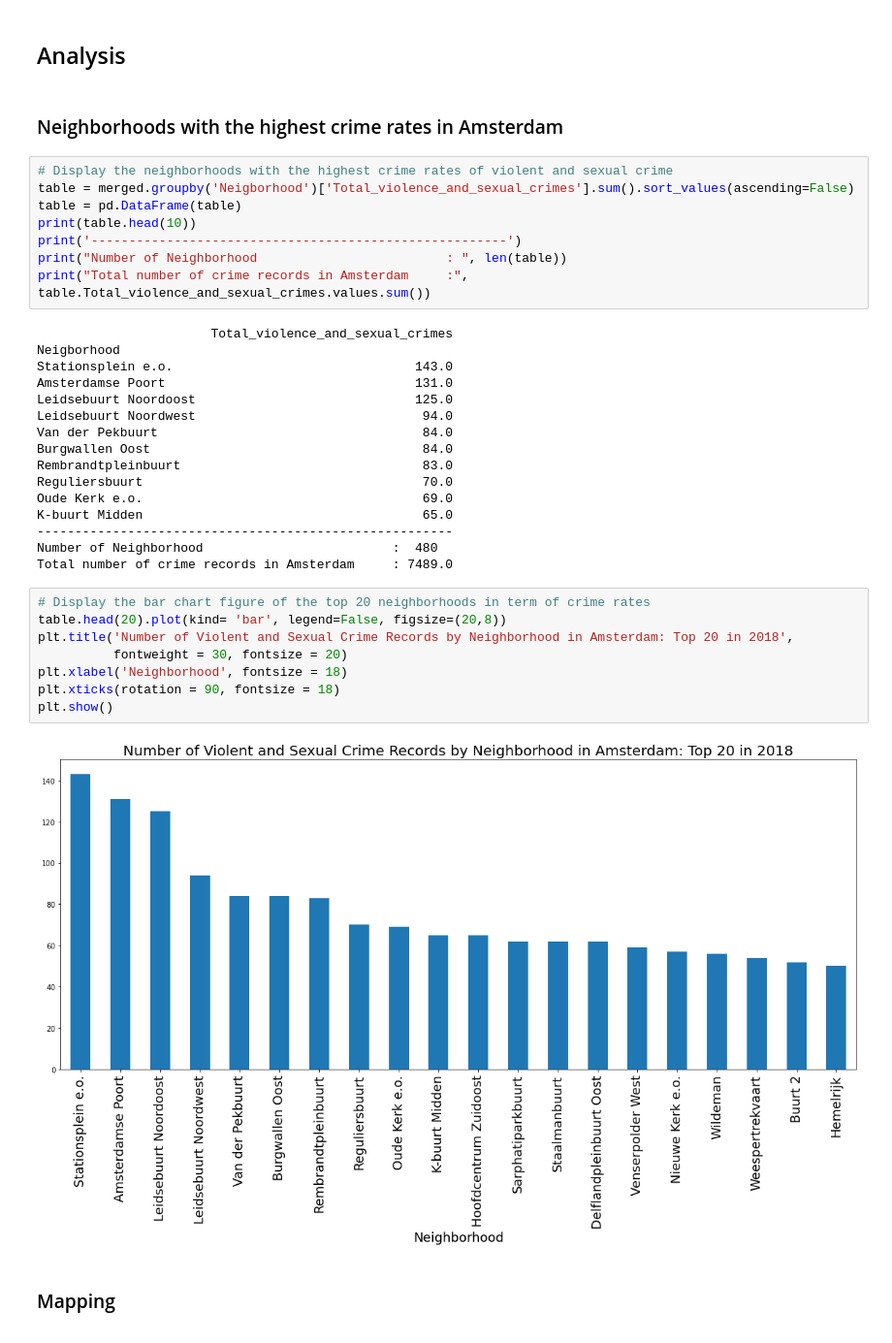
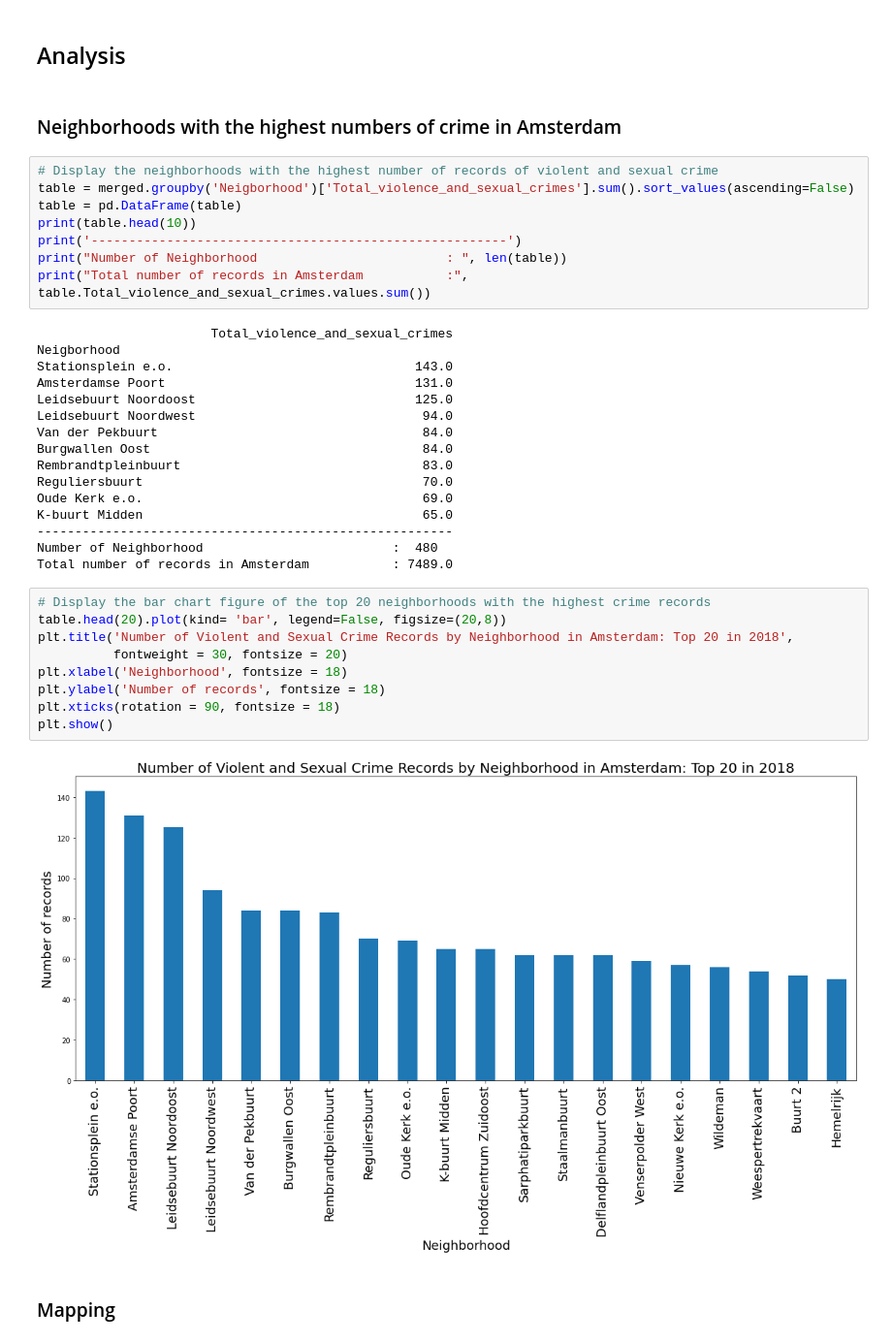
Before and after one commit to muratko357/Netherlands-Crime-Analysis, a Jupyter notebook: Crime_by_neighborhood_Amsterdam.ipynb, the cells around one changed output. Shown at 97% size. Saved outputs shown, nothing was run; the diff lists cells and outputs as text.

```diff
--- a/Crime_by_neighborhood_Amsterdam.ipynb
+++ b/Crime_by_neighborhood_Amsterdam.ipynb
@@ -112,15 +121,15 @@ merged = merged.rename(columns={'BU_NAAM': 'Neigborhood'})
 # %% [markdown]
 ## Analysis
 # %% [markdown]
-### Neighborhoods  with the highest crime rates in Amsterdam
+### Neighborhoods  with the highest numbers of crime in Amsterdam
 # %%
-# Display the neighborhoods with the highest crime rates of violent and sexual crime
+# Display the neighborhoods with the highest number of records of violent and sexual crime
 table = merged.groupby('Neigborhood')['Total_violence_and_sexual_crimes'].sum().sort_values(ascending=False)
 table = pd.DataFrame(table)
 print(table.head(10))
 print('-------------------------------------------------------')
 print("Number of Neighborhood                         : ", len(table))
-print("Total number of crime records in Amsterdam     :", table.Total_violence_and_sexual_crimes.values.sum())
+print("Total number of records in Amsterdam           :", table.Total_violence_and_sexual_crimes.values.sum())
 # %% [output]
                        Total_violence_and_sexual_crimes
 Neigborhood
@@ -136,17 +145,18 @@ Oude Kerk e.o.                                     69.0
 K-buurt Midden                                     65.0
 -------------------------------------------------------
 Number of Neighborhood                         :  480
-Total number of crime records in Amsterdam     : 7489.0
+Total number of records in Amsterdam           : 7489.0
 # %%
-# Display the bar chart figure of the top 20 neighborhoods in term of crime rates
+# Display the bar chart figure of the top 20 neighborhoods with the highest crime records
 table.head(20).plot(kind= 'bar', legend=False, figsize=(20,8))
 plt.title('Number of Violent and Sexual Crime Records by Neighborhood in Amsterdam: Top 20 in 2018',
           fontweight = 30, fontsize = 20)
 plt.xlabel('Neighborhood', fontsize = 18)
+plt.ylabel('Number of records', fontsize = 18)
 plt.xticks(rotation = 90, fontsize = 18)
 plt.show()
 # %% [output]
-[figure, old version]
+[figure, new version]
 # %% [markdown]
 ### Mapping
 # %% [markdown]
```
Also changed, not shown: parts of 6 cells of this notebook.
